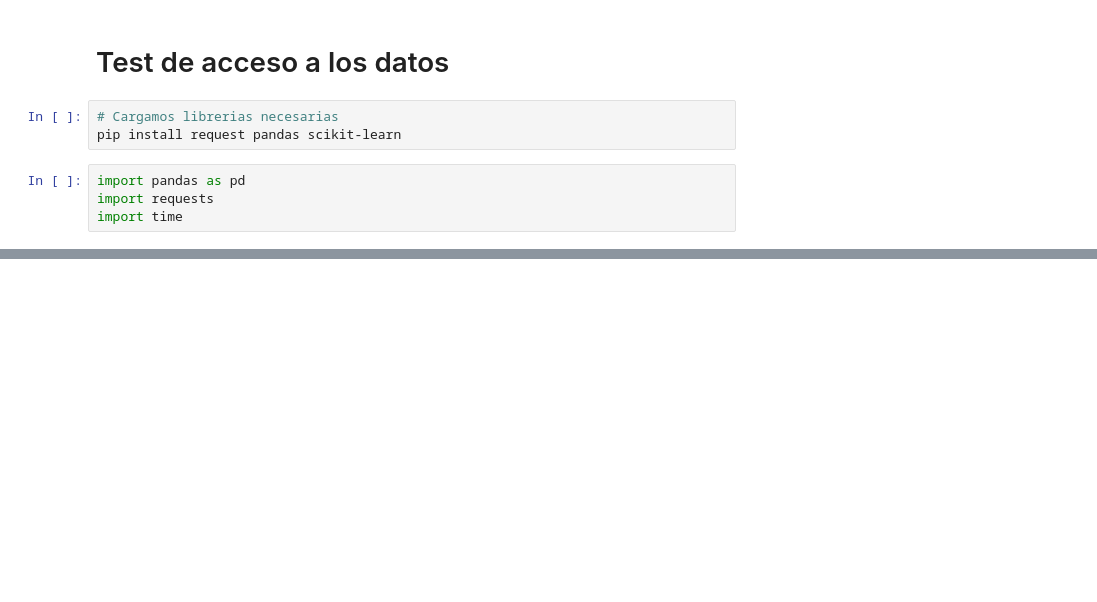
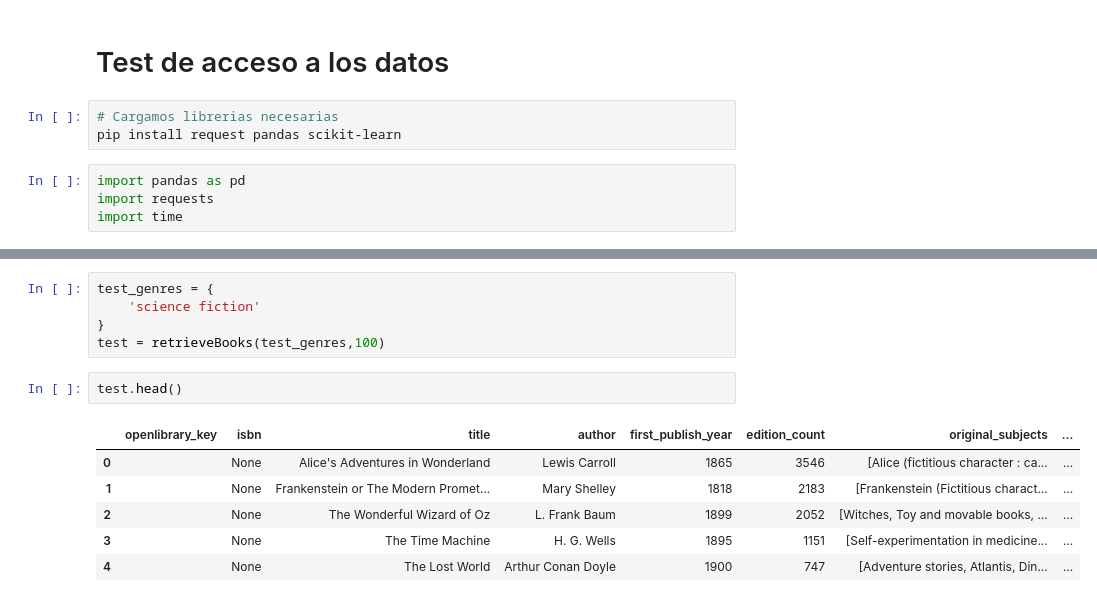
Before and after one commit to Palomero96/TFM_Recommender_System, a Jupyter notebook: dataExtraction.ipynb, the cells around one changed output, grey strips where cells are left out. Saved outputs shown, nothing was run; the diff lists cells and outputs as text; blank space fills up the shorter version.

```diff
--- a/dataExtraction.ipynb
+++ b/dataExtraction.ipynb
@@ -96,5 +135,19 @@ def retrieveBooks(genres, books_per_genre):
     df = pd.concat(df_list, ignore_index=True)
     return df
+# %%
+test_genres = {
+    'science fiction'
+}
+test = retrieveBooks(test_genres,100)
+# %%
+test.head()
+# %% [output]
+|  | openlibrary_key | isbn | title | author | first_publish_year | edition_count | original_subjects | ... |
+| 0 |  | None | Alice's Adventures in Wonderland | Lewis Carroll | 1865 | 3546 | [Alice (fictitious character : ca... | ... |
+| 1 |  | None | Frankenstein or The Modern Promet... | Mary Shelley | 1818 | 2183 | [Frankenstein (Fictitious charact... | ... |
+| 2 |  | None | The Wonderful Wizard of Oz | L. Frank Baum | 1899 | 2052 | [Witches, Toy and movable books, ... | ... |
+| 3 |  | None | The Time Machine | H. G. Wells | 1895 | 1151 | [Self-experimentation in medicine... | ... |
+| 4 |  | None | The Lost World | Arthur Conan Doyle | 1900 | 747 | [Adventure stories, Atlantis, Din... | ... |
 # %%
 test_genres = {
     'fantasy', 'science fiction'
```
Also changed, not shown: parts of 10 cells of this notebook, 3 other files.
